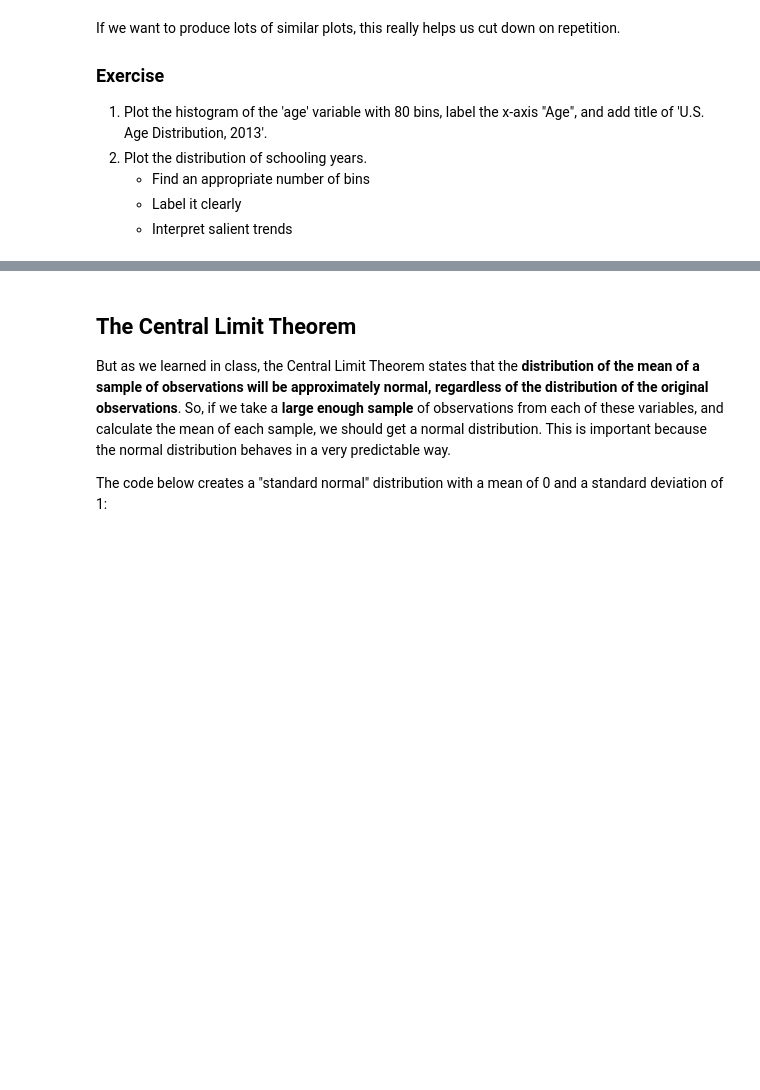
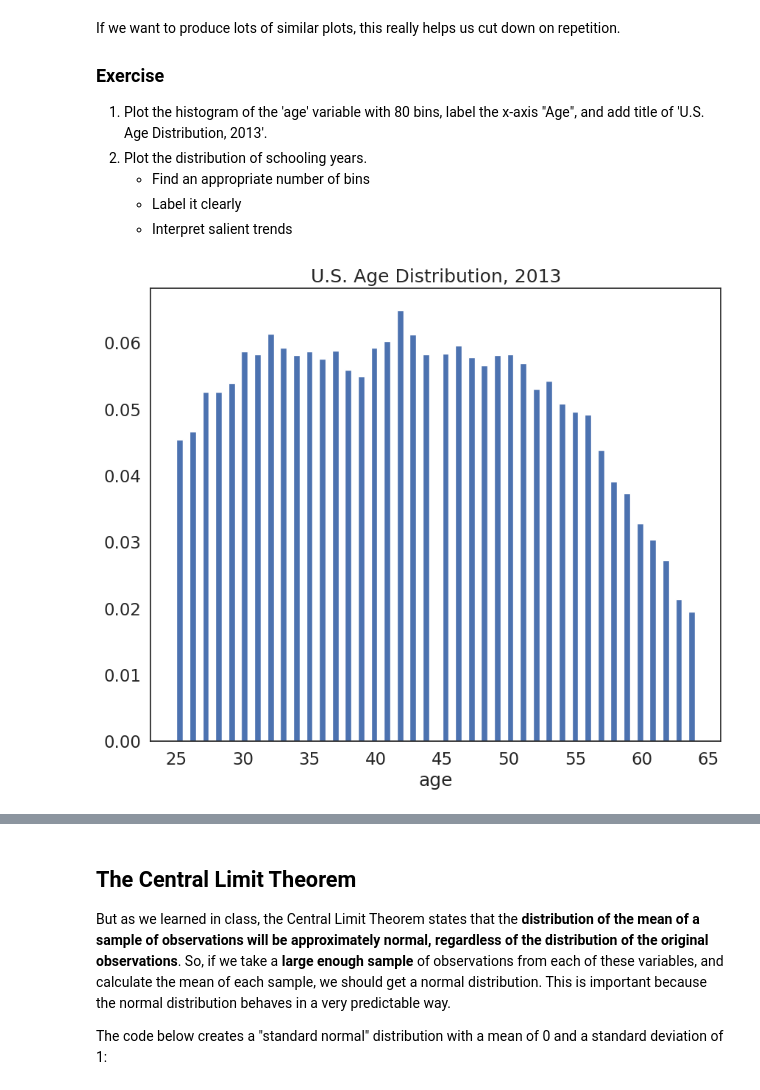
Before and after one commit to wilsonliu222/QM-2, a Jupyter notebook: notebooks/W05. Distributions and Basic Statistics.ipynb, the cells around one changed output, grey strips where cells are left out. Cells and saved outputs as stored; diff of their text form; code cells hidden in the pictures; blank space fills up the shorter version.

```diff
--- a/notebooks/W05. Distributions and Basic Statistics.ipynb
+++ b/notebooks/W05. Distributions and Basic Statistics.ipynb
@@ -329,0 +328,10 @@ def plot_histogram(variable, bin_number, xlab, title): # define a function calle
+# %%
+#answer for the question-1.
+plt.hist(df['age'], bins=80, edgecolor='white', density=True)
+
+plt.xlabel('age') # add a label to the x axis
+plt.title("U.S. Age Distribution, 2013") # add a title to the plot
+
+plt.show()
+# %% [output]
+[figure, added]
```
Also changed, not shown: parts of 27 cells of this notebook.
